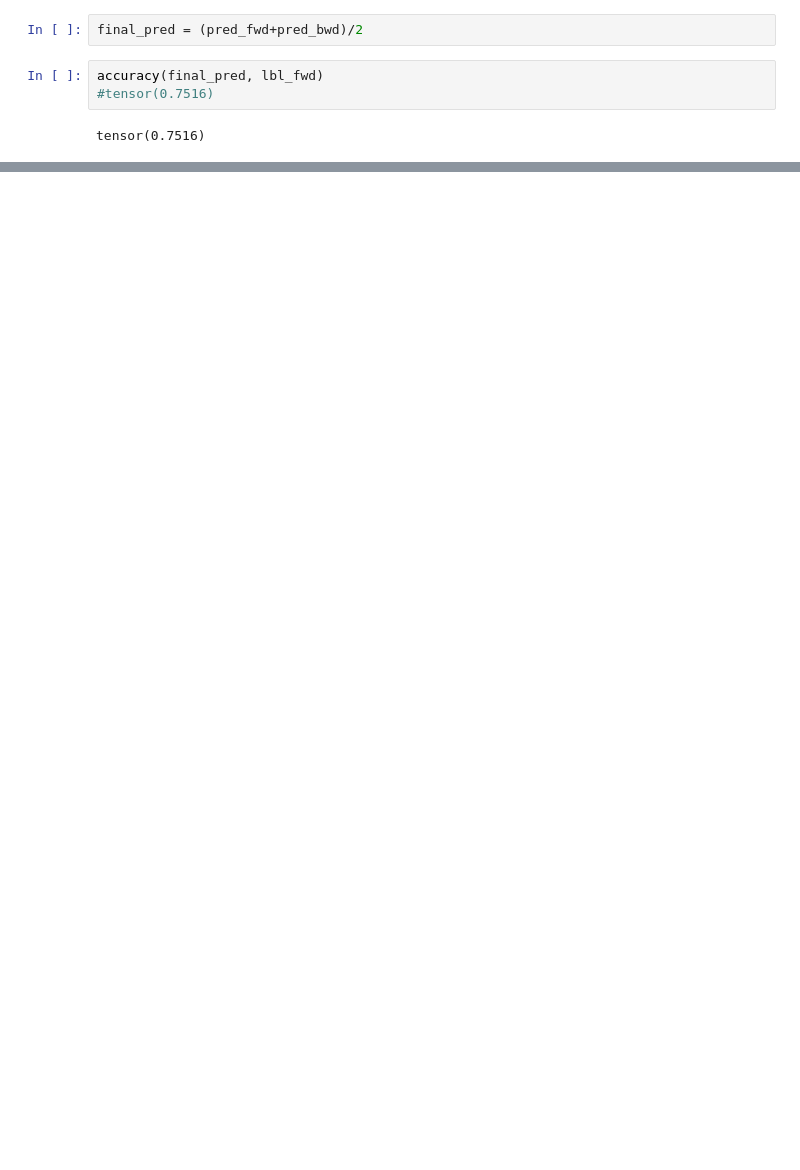
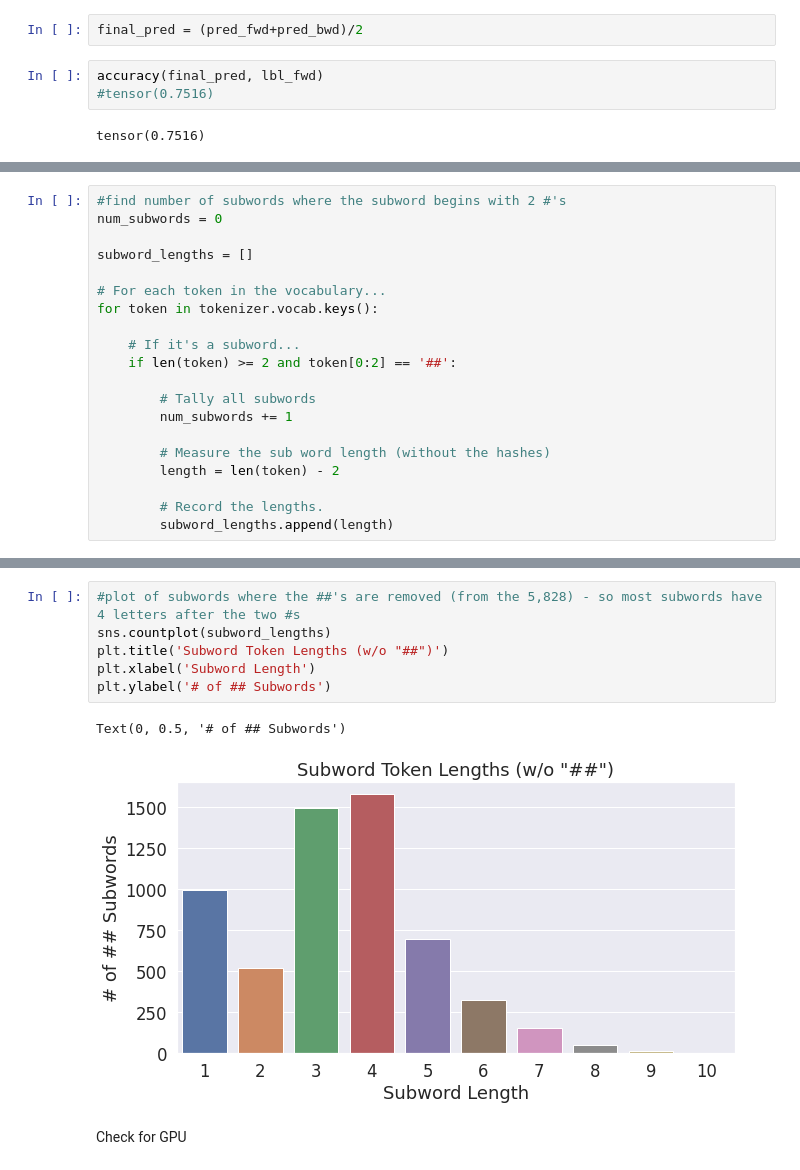
Before and after one commit to Vish4github/News-Category-Classification-using-Transfer-Learning, a Jupyter notebook: News Category Classification Using Transfer Learning.ipynb, the cells around one changed output, grey strips where cells are left out. Drawn from its saved outputs; the diff is of its cells as text; blank space fills up the shorter version.

```diff
--- a/News Category Classification Using Transfer Learning.ipynb
+++ b/News Category Classification Using Transfer Learning.ipynb
@@ -788,0 +847,20 @@ tensor(0.7516)
+# %%
+#find number of subwords where the subword begins with 2 #'s
+num_subwords = 0
+
+subword_lengths = []
+
+# For each token in the vocabulary...
+for token in tokenizer.vocab.keys():
+
+    # If it's a subword...
+    if len(token) >= 2 and token[0:2] == '##':
+
+        # Tally all subwords
+        num_subwords += 1
+
+        # Measure the sub word length (without the hashes)
+        length = len(token) - 2
+
+        # Record the lengths.
+        subword_lengths.append(length)
@@ -788,0 +879,11 @@ tensor(0.7516)
+# %%
+#plot of subwords where the ##'s are removed (from the 5,828) - so most subwords have 4 letters after the two #s
+sns.countplot(subword_lengths)
+plt.title('Subword Token Lengths (w/o "##")')
+plt.xlabel('Subword Length')
+plt.ylabel('# of ## Subwords')
+# %% [output]
+Text(0, 0.5, '# of ## Subwords')
+[figure, added]
+# %% [markdown]
+Check for GPU
```
Also changed, not shown: parts of 49 cells of this notebook.
